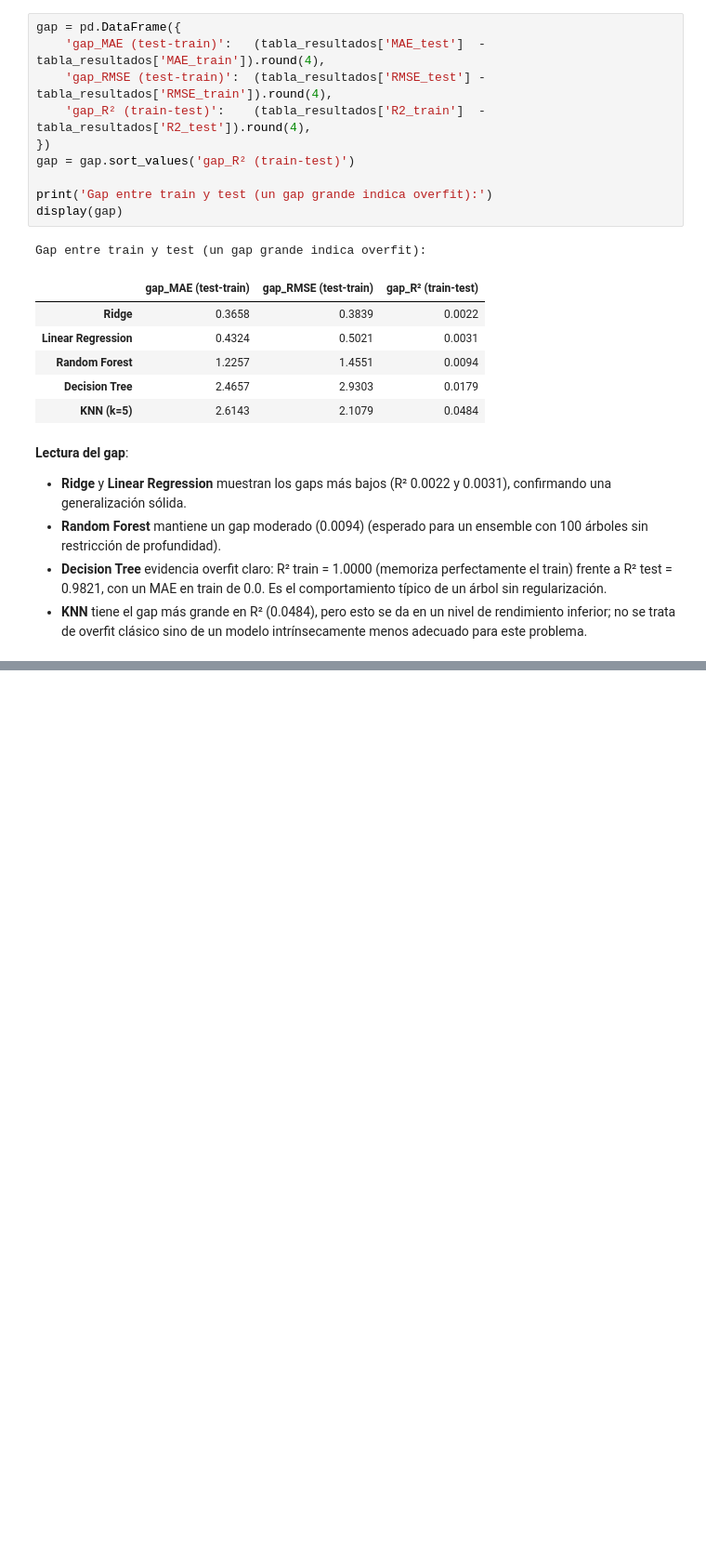
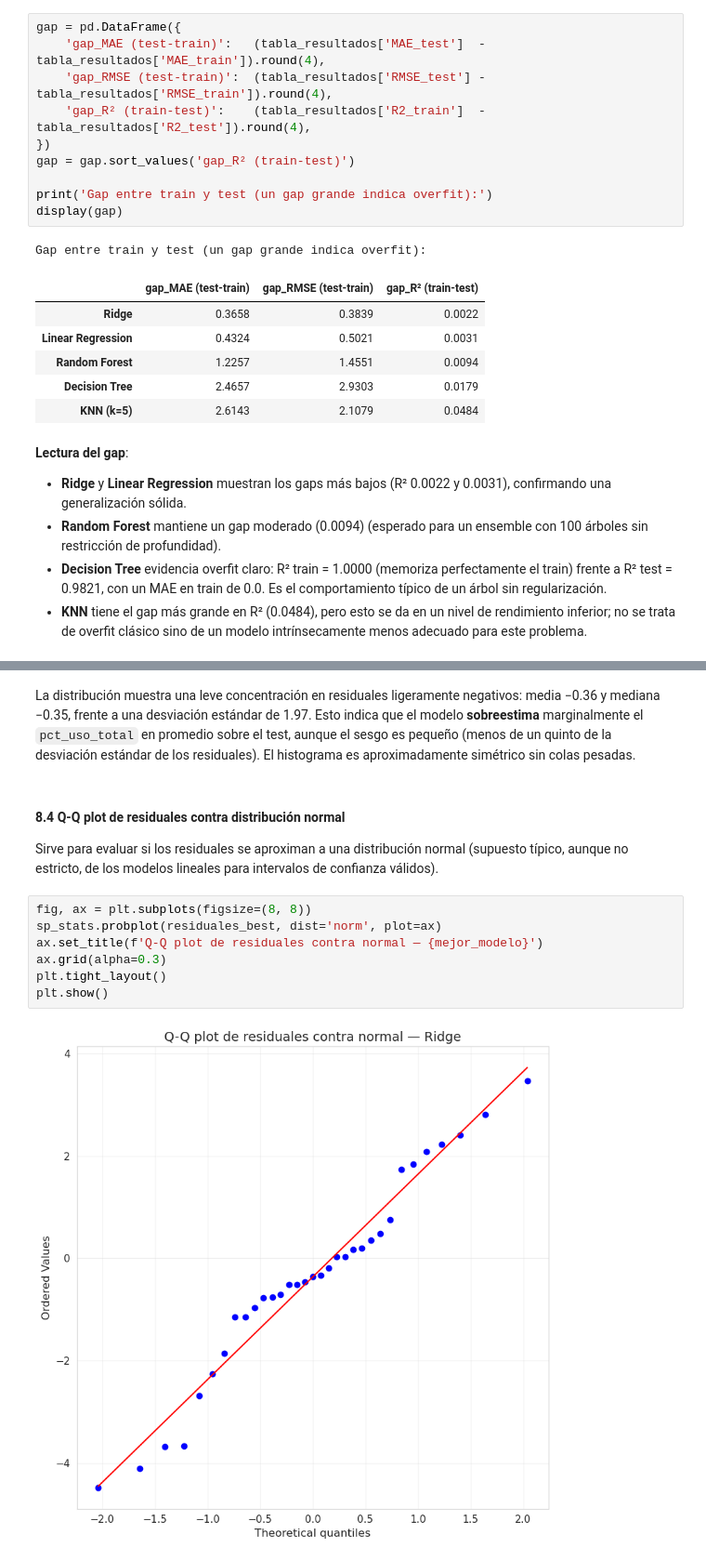
Before and after one commit to Tunchxz/CC3074-Proyecto-Final, a Jupyter notebook: Week-3.ipynb, the cells around one changed output, grey strips where cells are left out. Shown at 93% size. Cells and saved outputs as stored; diff of their text form; blank space fills up the shorter version.

```diff
--- a/Week-3.ipynb
+++ b/Week-3.ipynb
@@ -656,0 +745,15 @@ Gap entre train y test (un gap grande indica overfit):
+# %% [markdown]
+La distribución muestra una leve concentración en residuales ligeramente negativos: media −0.36 y mediana −0.35, frente a una desviación estándar de 1.97. Esto indica que el modelo **sobreestima** marginalmente el `pct_uso_total` en promedio sobre el test, aunque el sesgo es pequeño (menos de un quinto de la desviación estándar de los residuales). El histograma es aproximadamente simétrico sin colas pesadas.
+# %% [markdown]
+#### 8.4 Q-Q plot de residuales contra distribución normal
+
+Sirve para evaluar si los residuales se aproximan a una distribución normal (supuesto típico, aunque no estricto, de los modelos lineales para intervalos de confianza válidos).
+# %%
+fig, ax = plt.subplots(figsize=(8, 8))
+sp_stats.probplot(residuales_best, dist='norm', plot=ax)
+ax.set_title(f'Q-Q plot de residuales contra normal — {mejor_modelo}')
+ax.grid(alpha=0.3)
+plt.tight_layout()
+plt.show()
+# %% [output]
+[figure, added]
```
Also changed, not shown: parts of 14 cells of this notebook.
